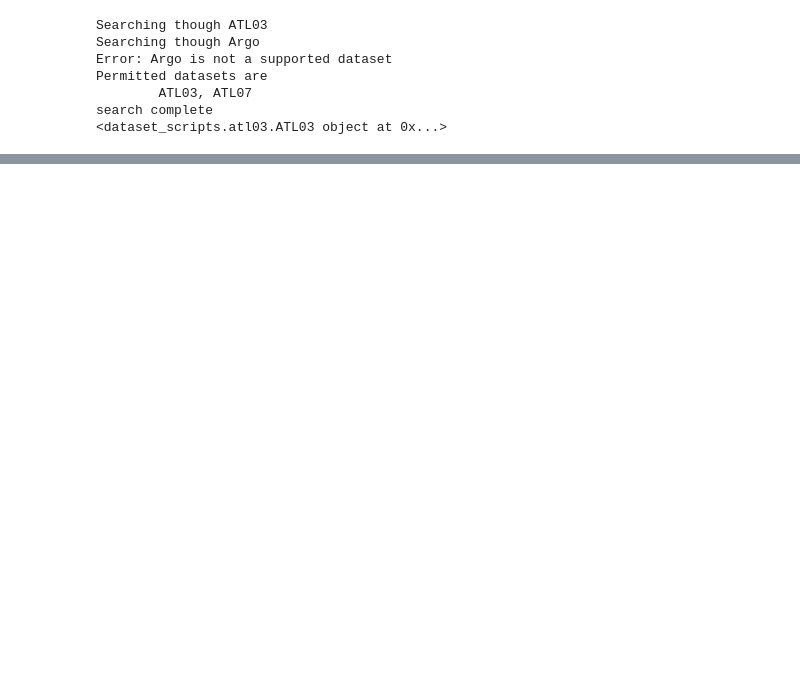
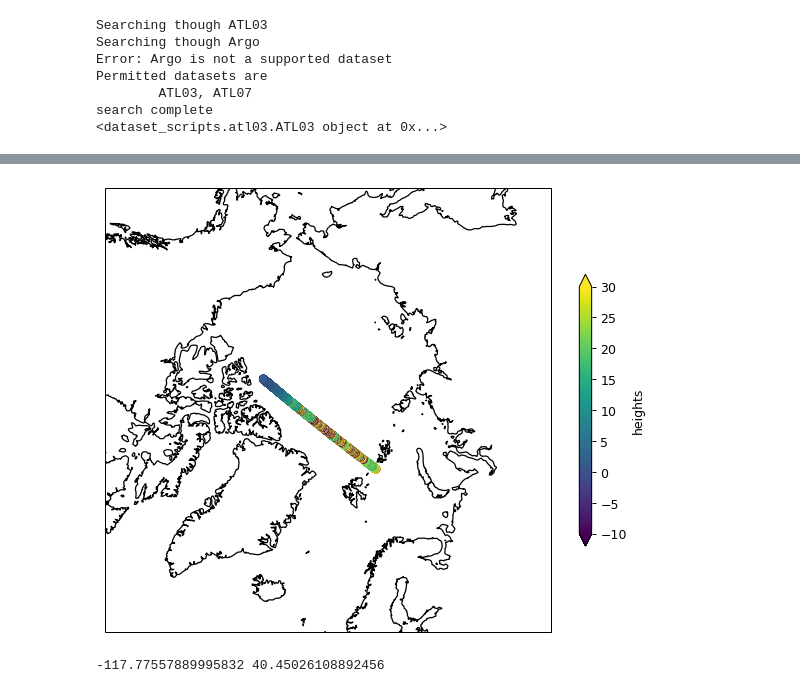
Before and after one commit to ICESAT-2HackWeek/leading_to_phytoplankton, a Jupyter notebook: notebooks/rominas_sandbox.ipynb, the cells around one changed output, grey strips where cells are left out. Saved outputs shown, nothing was run; the diff lists cells and outputs as text; code cells hidden in the pictures; blank space fills up the shorter version.

```diff
--- a/notebooks/rominas_sandbox.ipynb
+++ b/notebooks/rominas_sandbox.ipynb
@@ -40,0 +55,47 @@ dat.datasets['ATL03'].visualize()
+# %%
+temp_dloc = '/home/jovyan/'
+is2_fn = 'ATL03_20190812180506_06970410_003_01.h5'
+path  = 'shared/leading_to_phytoplankton/IS2_S2/ATL03_20190805215948_05930404_002_02.h5'
+
+is2_f = h5py.File(temp_dloc+path, 'r') # read hdf5 file
+orientation  = is2_f['orbit_info/sc_orient'][0] # Check forward/backward orientation
+beam = None
+if orientation == 0:
+    # take left beam if backward orientation
+    beam = 'gt1l'
+elif orientation == 1:
+    # take righht beam if in forward orientation
+    beam = 'gt1r'
+else:
+    print('Error: Beam orientation unknown. Process terminated.')
+
+df = rd.getATL03(is2_f,beam)
+# %%
+var= 'heights' #choose which variable we want to plot
+
+## we will want to set colorbar parameters based on the chosen variable
+vmin=-10
+vmax=30
+ticks=np.arange(-20,100,5)
+
+# need to choose an appropriate projection
+# proj = ccrs.PlateCarree(central_longitude=0)
+proj = ccrs.NorthPolarStereo(central_longitude=0.0, true_scale_latitude=None, globe=None)
+# proj = ccrs.SouthPolarStereo(central_longitude=0.0, true_scale_latitude=None, globe=None)
+
+# cartopy - need to make figure and set projection first before adding data
+plt.figure(figsize=(8,8), dpi= 90)
+ax = plt.axes(projection=proj) # choose polar sterographic for projection
+ax.coastlines(resolution='50m', color='black', linewidth=1)
+ax.set_extent([-180, 180, 60, 90], ccrs.PlateCarree())
+plt.scatter(df['lons'][::1000], df['lats'][::1000],c=df[var][::1000], cmap='viridis', \
+            vmin=vmin,vmax=vmax,transform=ccrs.PlateCarree())
+plt.colorbar(label=var, shrink=0.5, ticks=ticks,extend='both');
+# %% [output]
+[figure, added]
+# %%
+min_lon = min(df['lons'])
+max_lon = max(df['lons'])
+print(min_lon, max_lon)
+# %% [output]
+-117.77557889995832 40.45026108892456
```
Also changed, not shown: parts of 3 cells of this notebook, 2 other files.
